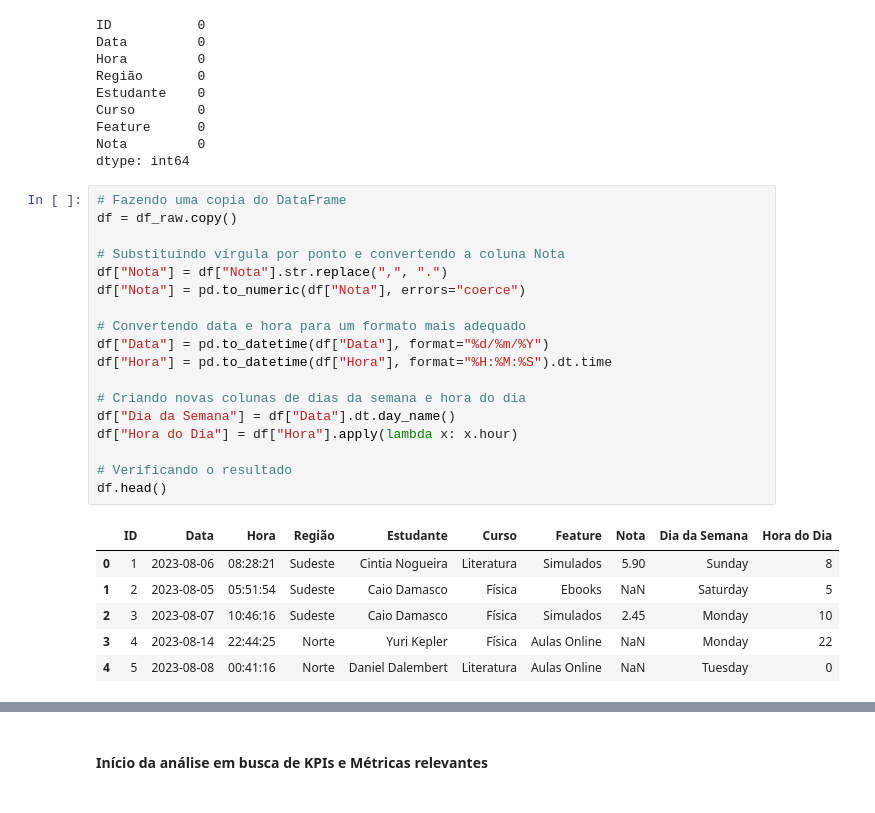
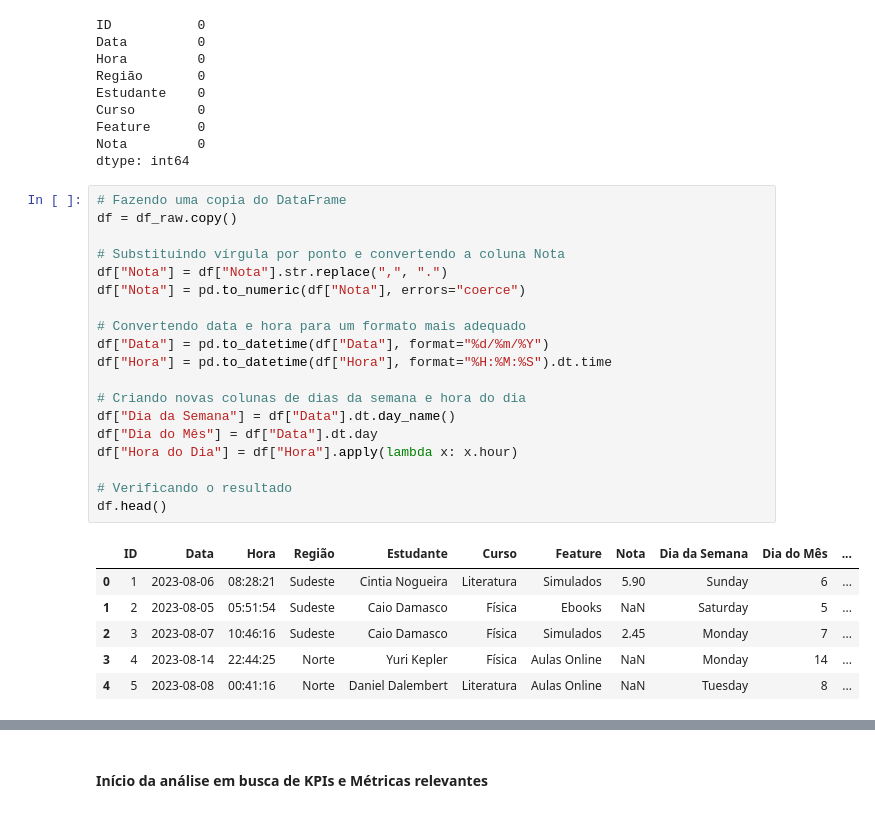
Before and after one commit to thaleswillreis/Teste-Tecnico-Dados, a Jupyter notebook: analise_dados.ipynb, the cells around one changed output, grey strips where cells are left out. Drawn from its saved outputs; the diff is of its cells as text.

```diff
--- a/analise_dados.ipynb
+++ b/analise_dados.ipynb
@@ -72,28 +72,29 @@ dtype: int64
 # %%
 # Fazendo uma copia do DataFrame
 df = df_raw.copy()
 
 # Substituindo vírgula por ponto e convertendo a coluna Nota
 df["Nota"] = df["Nota"].str.replace(",", ".")
 df["Nota"] = pd.to_numeric(df["Nota"], errors="coerce")
 
 # Convertendo data e hora para um formato mais adequado
 df["Data"] = pd.to_datetime(df["Data"], format="%d/%m/%Y")
 df["Hora"] = pd.to_datetime(df["Hora"], format="%H:%M:%S").dt.time
 
 # Criando novas colunas de dias da semana e hora do dia
 df["Dia da Semana"] = df["Data"].dt.day_name()
+df["Dia do Mês"] = df["Data"].dt.day
 df["Hora do Dia"] = df["Hora"].apply(lambda x: x.hour)
 
 # Verificando o resultado
 df.head()
 # %% [output]
-|  | ID | Data | Hora | Região | Estudante | Curso | Feature | Nota | Dia da Semana | Hora do Dia |
-| 0 | 1 | 2023-08-06 | 08:28:21 | Sudeste | Cintia Nogueira | Literatura | Simulados | 5.90 | Sunday | 8 |
-| 1 | 2 | 2023-08-05 | 05:51:54 | Sudeste | Caio Damasco | Física | Ebooks | NaN | Saturday | 5 |
-| 2 | 3 | 2023-08-07 | 10:46:16 | Sudeste | Caio Damasco | Física | Simulados | 2.45 | Monday | 10 |
-| 3 | 4 | 2023-08-14 | 22:44:25 | Norte | Yuri Kepler | Física | Aulas Online | NaN | Monday | 22 |
-| 4 | 5 | 2023-08-08 | 00:41:16 | Norte | Daniel Dalembert | Literatura | Aulas Online | NaN | Tuesday | 0 |
+|  | ID | Data | Hora | Região | Estudante | Curso | Feature | Nota | Dia da Semana | Dia do Mês | ... |
+| 0 | 1 | 2023-08-06 | 08:28:21 | Sudeste | Cintia Nogueira | Literatura | Simulados | 5.90 | Sunday | 6 | ... |
+| 1 | 2 | 2023-08-05 | 05:51:54 | Sudeste | Caio Damasco | Física | Ebooks | NaN | Saturday | 5 | ... |
+| 2 | 3 | 2023-08-07 | 10:46:16 | Sudeste | Caio Damasco | Física | Simulados | 2.45 | Monday | 7 | ... |
+| 3 | 4 | 2023-08-14 | 22:44:25 | Norte | Yuri Kepler | Física | Aulas Online | NaN | Monday | 14 | ... |
+| 4 | 5 | 2023-08-08 | 00:41:16 | Norte | Daniel Dalembert | Literatura | Aulas Online | NaN | Tuesday | 8 | ... |
 # %%
 # Verificando dados estatísticos gerais do conjunto de dados
 df.describe(include="all")
```
Also changed, not shown: parts of 13 cells of this notebook.
